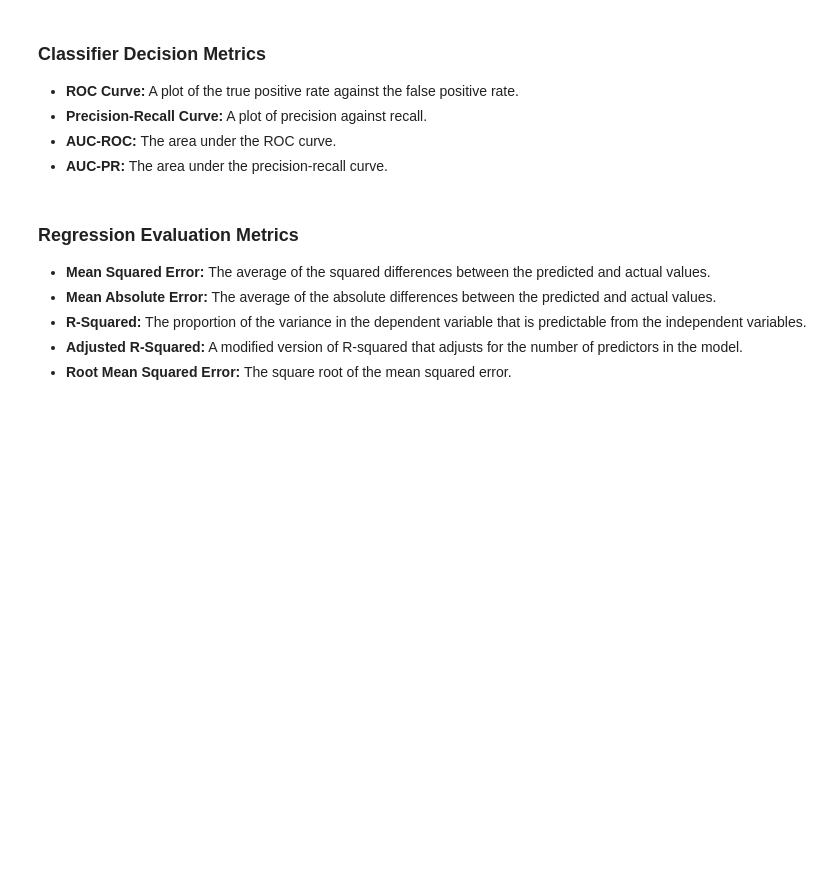
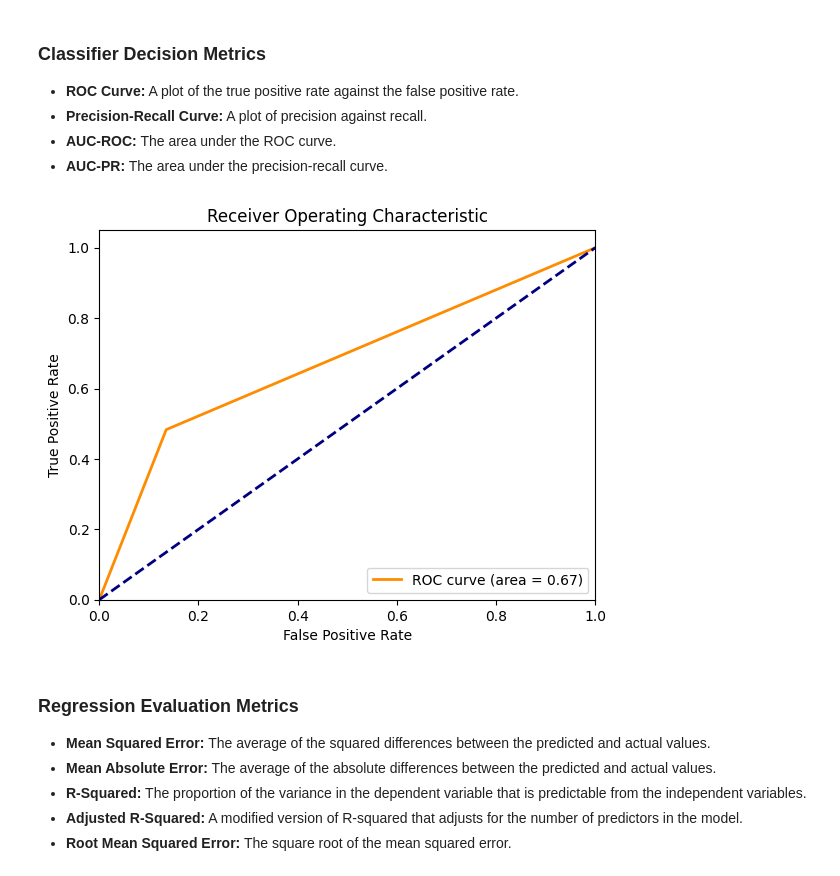
Before and after one commit to EngAndres/ud-public, a Jupyter notebook: courses/data-science-introduction/notebooks/MachineLearning.ipynb, the cells around one changed output. Saved outputs shown, nothing was run; the diff lists cells and outputs as text; code cells hidden in the pictures; blank space fills up the shorter version.

```diff
--- a/courses/data-science-introduction/notebooks/MachineLearning.ipynb
+++ b/courses/data-science-introduction/notebooks/MachineLearning.ipynb
@@ -328,7 +328,7 @@ X = titanic_df[columns_list]  # features
 Y = titanic_df['Survived']  # target
 
 # Splitting the dataset into training and testing sets
-X_train, X_test, Y_train, Y_test = train_test_split(X, Y, test_size=0.3, random_state=42)
+X_train, X_test, Y_train, Y_titanic_test = train_test_split(X, Y, test_size=0.3, random_state=42)
 sc = StandardScaler()
 X_train = sc.fit_transform(X_train)
 X_test = sc.transform(X_test)
@@ -341,8 +341,8 @@ log_reg.fit(X_train, Y_train)
 
 # Making predictions on the test set
 # Testing model performance
-y_hat = log_reg.predict(X_test)
-accuracy = accuracy_score(Y_test, y_hat)
+y_titanic_hat = log_reg.predict(X_test)
+accuracy = accuracy_score(Y_titanic_test, y_titanic_hat)
 print(f'Accuracy: {accuracy}')
 # %% [output]
 Accuracy: 0.7069767441860465
@@ -533,6 +750,27 @@ predictions.
 - __Precision-Recall Curve:__ A plot of precision against recall.
 - __AUC-ROC:__ The area under the ROC curve.
 - __AUC-PR:__ The area under the precision-recall curve.
+# %%
+from sklearn.metrics import roc_curve, roc_auc_score, precision_recall_curve, auc
+import matplotlib.pyplot as plt
+
+fpr, tpr, threshold_roc = roc_curve(Y_titanic_test, y_titanic_hat)
+roc_auc = auc(fpr, tpr)
+
+
+# Plot ROC Curve
+plt.figure()
+plt.plot(fpr, tpr, color='darkorange', lw=2, label=f'ROC curve (area = {roc_auc:.2f})')
+plt.plot([0, 1], [0, 1], color='navy', lw=2, linestyle='--')
+plt.xlim([0.0, 1.0])
+plt.ylim([0.0, 1.05])
+plt.xlabel('False Positive Rate')
+plt.ylabel('True Positive Rate')
+plt.title('Receiver Operating Characteristic')
+plt.legend(loc="lower right")
+plt.show()
+# %% [output]
+[figure, added]
 # %% [markdown]
 ### Regression Evaluation Metrics
 
```
Also changed, not shown: parts of 8 cells of this notebook, 3 other files.
